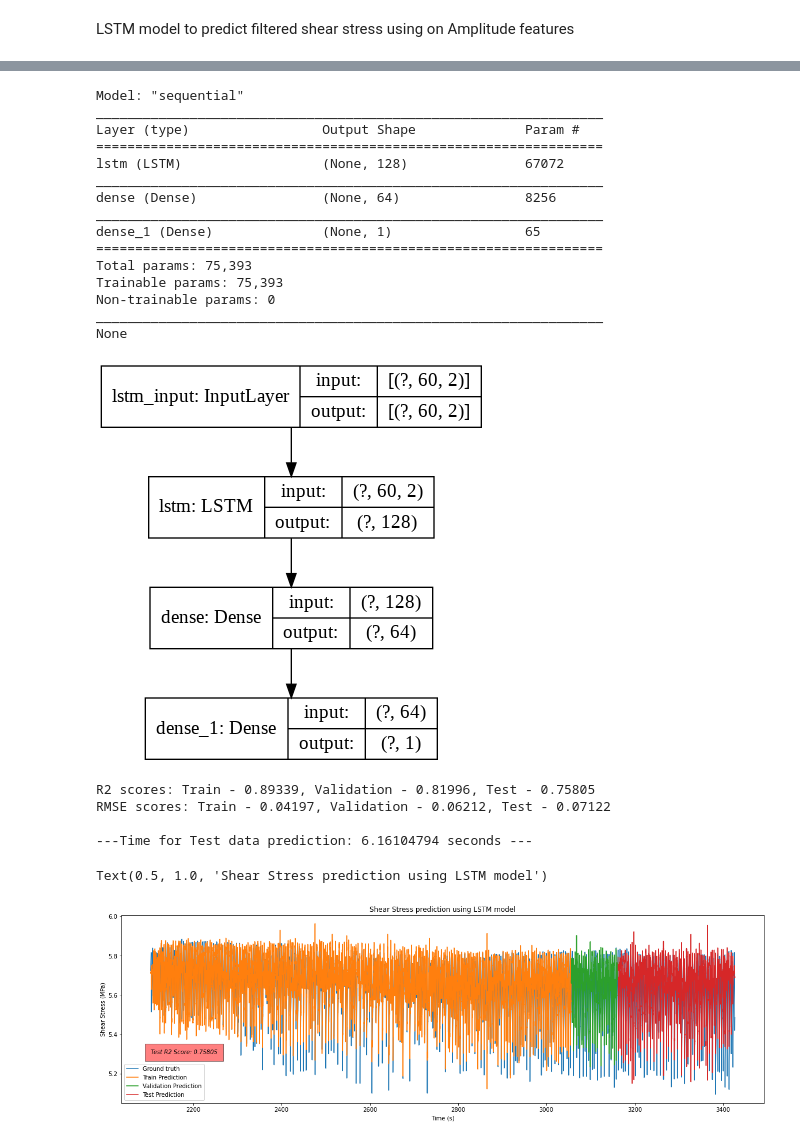
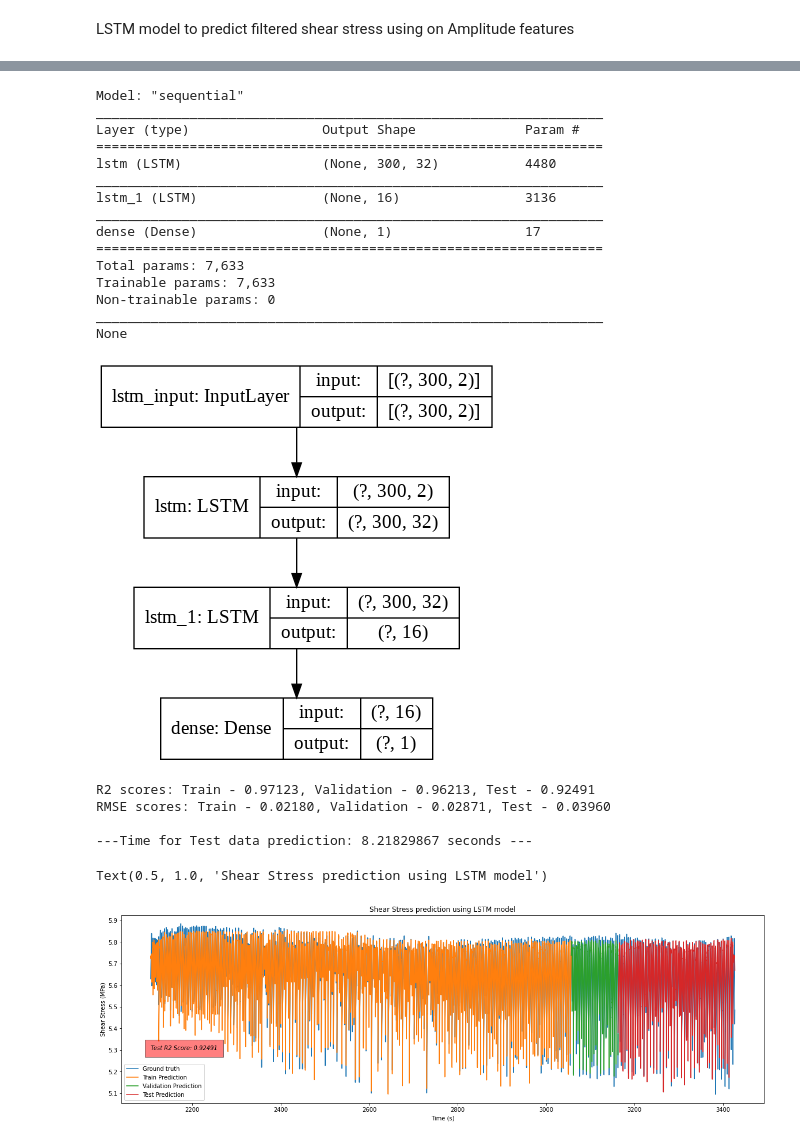
Before and after one commit to vrushaligirkar/Labquake-Prediction, a Jupyter notebook: DeepLearning/lstm_amp_ss.ipynb, the cells around one changed output, grey strips where cells are left out. Drawn from its saved outputs; the diff is of its cells as text; code cells hidden in the pictures.

```diff
--- a/DeepLearning/lstm_amp_ss.ipynb
+++ b/DeepLearning/lstm_amp_ss.ipynb
@@ -22,11 +22,11 @@ import h5py
 def create_timesteps(data, n_steps):
 	x = []
 	y = []
-	for i in range(len(data)):
+	for i in range(len(data)-1):
 		end_ix = i + n_steps
-		if end_ix > len(data):
+		if end_ix > len(data)-1:
 			break
-		x1, y1 = data[i:end_ix, :-1], data[end_ix-1, -1]  #last column is assumed to be the target variable
+		x1, y1 = data[i:end_ix, :-1], data[end_ix, -1]  #last column is assumed to be the target variable
 		x.append(x1)
 		y.append(y1)
 	return np.array(x), np.array(y)
@@ -67,7 +65,7 @@ Input data:
 # Preprocessing
 
 arr = df.to_numpy()
-n_steps = 60
+n_steps = 300
 xdf, ydf = create_timesteps(arr, n_steps)
 
 print('Features shape, X = ', np.shape(xdf))
@@ -108,8 +106,8 @@ np.random.seed(0)   # To get reproducible results
 #tf.random.set_seed(1)
 
 model = Sequential()
-model.add(LSTM(128, activation='relu', kernel_initializer='normal', input_shape=(X_train.shape[1], X_train.shape[2])))
-model.add(Dense(64, kernel_initializer='normal', activation='relu'))
+model.add(LSTM(32, return_sequences=True, input_shape=(X_train.shape[1], X_train.shape[2])))
+model.add(LSTM(16))
 #model.add(Flatten())
 model.add(Dense(1, kernel_initializer='normal', activation='linear'))
 model.compile(loss='mse', optimizer='adam')
@@ -153,18 +154,18 @@ Model: "sequential"
 _________________________________________________________________
 Layer (type)                 Output Shape              Param #
 =================================================================
-lstm (LSTM)                  (None, 128)               67072
+lstm (LSTM)                  (None, 300, 32)           4480
 _________________________________________________________________
-dense (Dense)                (None, 64)                8256
+lstm_1 (LSTM)                (None, 16)                3136
 _________________________________________________________________
-dense_1 (Dense)              (None, 1)                 65
+dense (Dense)                (None, 1)                 17
 =================================================================
-Total params: 75,393
-Trainable params: 75,393
+Total params: 7,633
+Trainable params: 7,633
 Non-trainable params: 0
 _________________________________________________________________
 None
-[figure, old version]
+[figure, new version]
 # %%
 # Evaluate the model
 
@@ -188,30 +189,30 @@ print("RMSE scores: Train - %0.5f, Validation - %0.5f, Test - %0.5f" %(train_rms
 
 print("\n---Time for Test data prediction: %0.8f seconds ---" % (end_time - start_time))
 # %% [output]
-R2 scores: Train - 0.89339, Validation - 0.81996, Test - 0.75805
-RMSE scores: Train - 0.04197, Validation - 0.06212, Test - 0.07122
+R2 scores: Train - 0.97123, Validation - 0.96213, Test - 0.92491
+RMSE scores: Train - 0.02180, Validation - 0.02871, Test - 0.03960
 
----Time for Test data prediction: 6.16104794 seconds ---
+---Time for Test data prediction: 8.21829867 seconds ---
 # %%
 # Overall plot
 
-ttime = df1['Time'][n_steps-1:]
+ttime = df1['Time'][n_steps:]
 t1, testtime = train_test_split(ttime, test_size=0.2, shuffle=False)
 traintime, valtime = train_test_split(t1, test_size=0.1, shuffle=False)
 
 fig = plt.figure(1, figsize=(20,6))
 plt.plot(ttime, ydf)
 plt.plot(traintime, y_predTrain)
 plt.plot(valtime, y_predVal)
 plt.plot(testtime, y_predTest)
 plt.xlabel('Time (s)')
 plt.ylabel('Shear Stress (MPa)')
 plt.text(ttime.iloc[0], 5.3, 'Test R2 Score: %0.5f' %(test_r2), style='italic', bbox=dict(facecolor='red', alpha=0.5, pad=10))
 plt.legend(['Ground truth', 'Train Prediction', 'Validation Prediction', 'Test Prediction'])
 plt.title('Shear Stress prediction using LSTM model')
 # %% [output]
 Text(0.5, 1.0, 'Shear Stress prediction using LSTM model')
-[figure, old version]
+[figure, new version]
 # %%
 # Save
 
```
Also changed, not shown: parts of 8 cells of this notebook, 1 other file.
